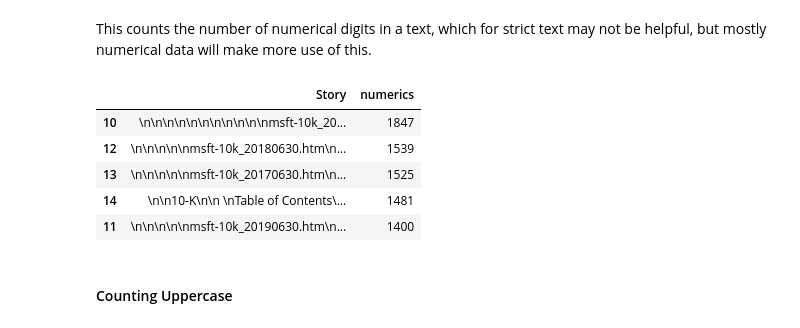
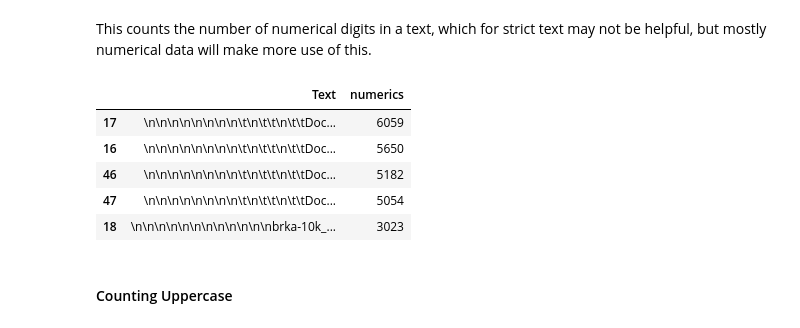
Before and after one commit to SouthernMethodistUniversity/text_mining_with_python, a Jupyter notebook: intro_to_working_with_text.ipynb, the cells around one changed output. Saved outputs shown, nothing was run; the diff lists cells and outputs as text; code cells hidden in the pictures.

```diff
--- a/intro_to_working_with_text.ipynb
+++ b/intro_to_working_with_text.ipynb
@@ -144,6 +144,6 @@ We can do something similar to count the number of characters in the data chunk,
 # %%
 data = data.fillna("No Information Provided") #If some of our data is missing, this will replace the blank entries. This is only necessary in some cases
 # %%
-data['char_count'] = data['Story'].str.len() ## this also includes spaces, to do it without spaces, you could use something like this: "".join()
-data[['Story','char_count']].head()
+data['char_count'] = data['Text'].str.len() ## this also includes spaces, to do it without spaces, you could use something like this: "".join()
+data[['Text','char_count']].head()
 # %% [output]
@@ -164,6 +164,6 @@ def avg_word(sentence):
 # %% [markdown]
 We can now apply that function to all the data chunks and save that in a new column.
 # %%
-data['avg_word'] = data['Story'].apply(lambda x: avg_word(x))
-data[['Story','avg_word']].head()
+data['avg_word'] = data['Text'].apply(lambda x: avg_word(x))
+data[['Text','avg_word']].head()
 # %% [output]
@@ -199,6 +199,6 @@ stop = stopwords.words('english')
 # %% [markdown]
 To count the number of stopwords in a chunk of data, we make a list of all the words in our data that are also in the stopword list. We can then just take the length of that list and store it in a new column
 # %%
-data['stopwords'] = data['Story'].apply(lambda x: len([x for x in x.split() if x in stop]))
-data[['Story','stopwords','wordcount']].head()
+data['stopwords'] = data['Text'].apply(lambda x: len([x for x in x.split() if x in stop]))
+data[['Text','stopwords','wordcount']].head()
 # %% [output]
@@ -219,6 +219,6 @@ For completeness, we have put them here but we will skip over them in this tutor
 # %% [markdown]
 This is really only useful for Twitter or other Internet texts but you could imagine wanting to count quotations or exclamations with something similar.
 # %%
-data['special_char'] = data['Story'].apply(lambda x: len([x for x in x.split() if x.startswith('#')]))
-data[['Story','special_char']].head()
+data['special_char'] = data['Text'].apply(lambda x: len([x for x in x.split() if x.startswith('#')]))
+data[['Text','special_char']].head()
 # %% [output]
@@ -233,15 +233,15 @@ data[['Story','special_char']].head()
 # %% [markdown]
 This counts the number of numerical digits in a text, which for strict text may not be helpful, but mostly numerical data will make more use of this.
 # %%
-data['numerics'] = data['Story'].apply(lambda x: len([x for x in x.split() if x.isdigit()]))
-data[['Story','numerics']].sort_values(by='numerics', ascending=False).head()
+data['numerics'] = data['Text'].apply(lambda x: len([x for x in x.split() if x.isdigit()]))
+data[['Text','numerics']].sort_values(by='numerics', ascending=False).head()
 # %% [output]
-|  | Story | numerics |
-| 10 | \n\n\n\n\n\n\n\n\n\n\nmsft-10k_20... | 1847 |
-| 12 | \n\n\n\n\nmsft-10k_20180630.htm\n... | 1539 |
-| 13 | \n\n\n\n\nmsft-10k_20170630.htm\n... | 1525 |
-| 14 | \n\n10-K\n\n \nTable of Contents\... | 1481 |
-| 11 | \n\n\n\n\nmsft-10k_20190630.htm\n... | 1400 |
+|  | Text | numerics |
+| 17 | \n\n\n\n\n\n\n\n\t\n\t\t\n\t\tDoc... | 6059 |
+| 16 | \n\n\n\n\n\n\n\n\t\n\t\t\n\t\tDoc... | 5650 |
+| 46 | \n\n\n\n\n\n\n\n\t\n\t\t\n\t\tDoc... | 5182 |
+| 47 | \n\n\n\n\n\n\n\n\t\n\t\t\n\t\tDoc... | 5054 |
+| 18 | \n\n\n\n\n\n\n\n\n\n\n\nbrka-10k_... | 3023 |
 # %% [markdown]
 #### Counting Uppercase
 # %% [markdown]
```
Also changed, not shown: parts of 47 cells of this notebook, 2 other files.
